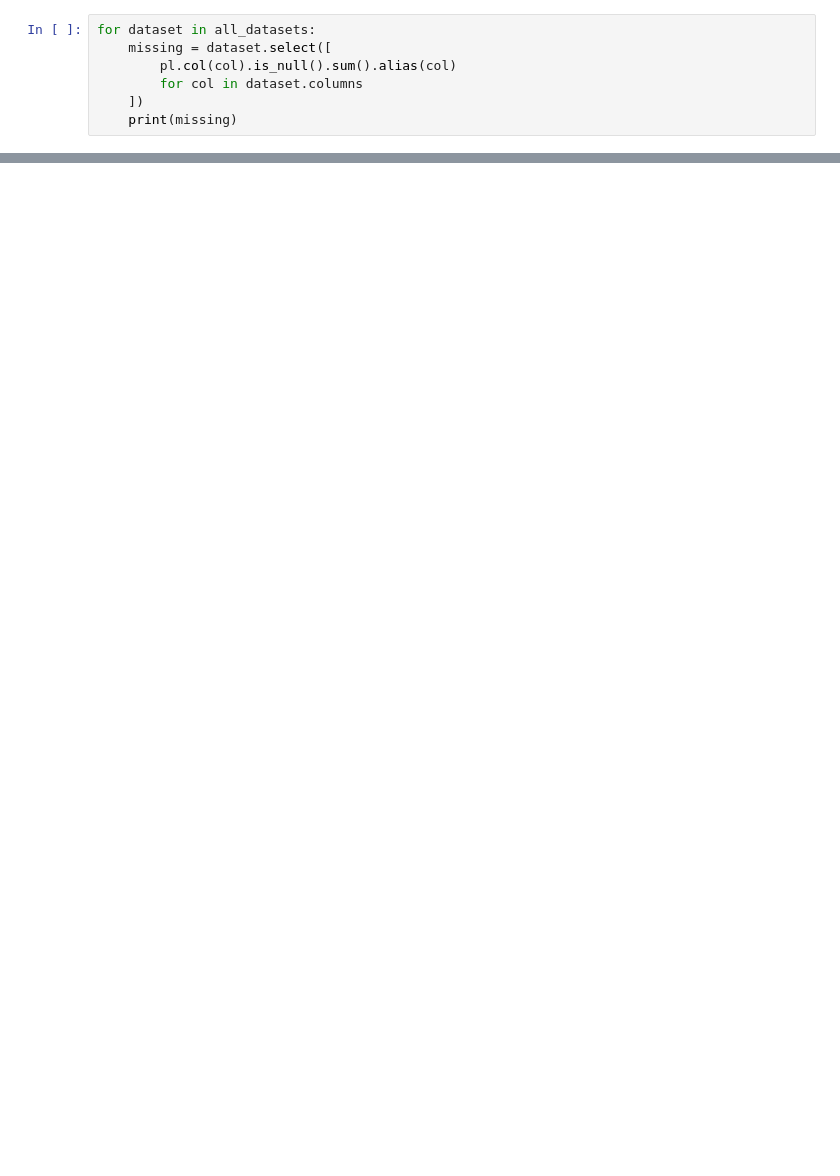
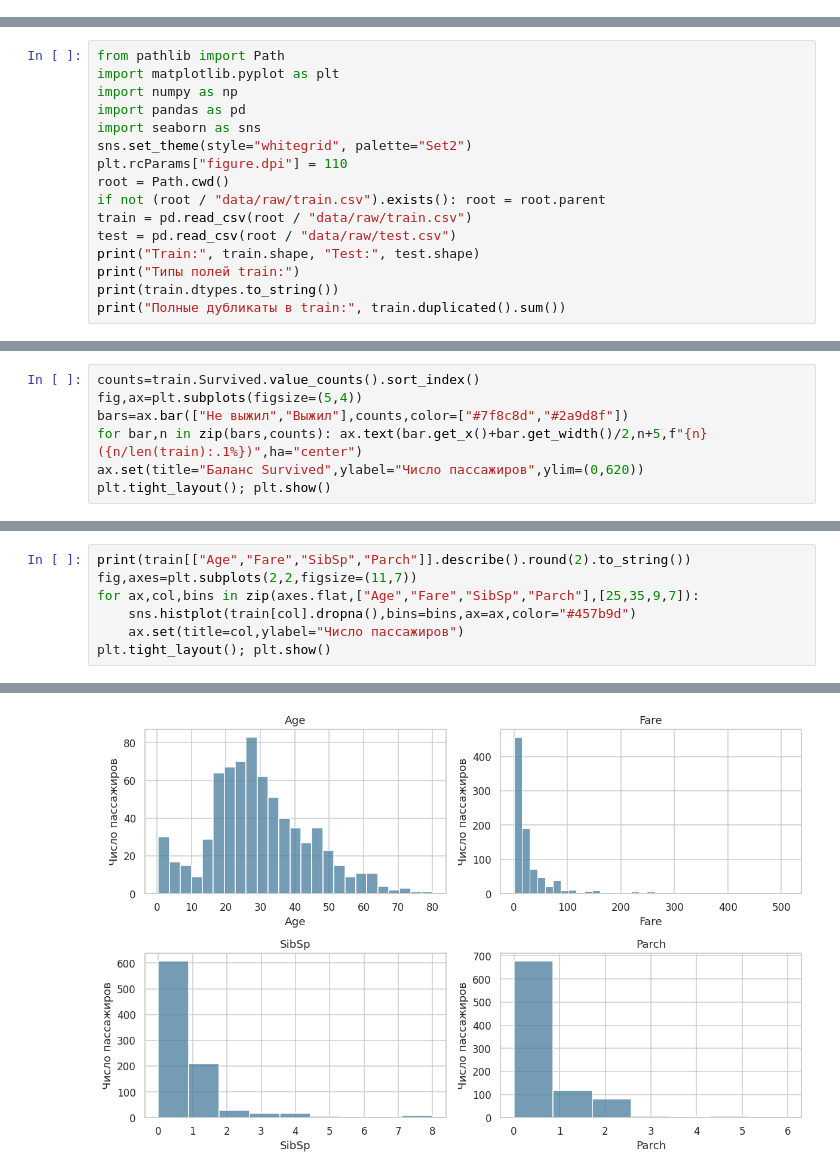
Before and after one commit to Sukusin/titanic-pipeline, a Jupyter notebook: notebooks/eda.ipynb, the cells around one changed output, grey strips where cells are left out. Drawn from its saved outputs; the diff is of its cells as text; blank space fills up the shorter version.

```diff
--- a/notebooks/eda.ipynb
+++ b/notebooks/eda.ipynb
@@ -32,7 +0,0 @@ Schema({'Pclass': Int64, 'Name': String, 'Sex': String, 'Age': Float64, 'SibSp':
-# %%
-for dataset in all_datasets:
-    missing = dataset.select([
-        pl.col(col).is_null().sum().alias(col)
-        for col in dataset.columns
-    ])
-    print(missing)
@@ -355,0 +5,16 @@ plt.show()
+# %%
+from pathlib import Path
+import matplotlib.pyplot as plt
+import numpy as np
+import pandas as pd
+import seaborn as sns
+sns.set_theme(style="whitegrid", palette="Set2")
+plt.rcParams["figure.dpi"] = 110
+root = Path.cwd()
+if not (root / "data/raw/train.csv").exists(): root = root.parent
+train = pd.read_csv(root / "data/raw/train.csv")
+test = pd.read_csv(root / "data/raw/test.csv")
+print("Train:", train.shape, "Test:", test.shape)
+print("Типы полей train:")
+print(train.dtypes.to_string())
+print("Полные дубликаты в train:", train.duplicated().sum())
@@ -355,0 +60,7 @@ plt.show()
+# %%
+counts=train.Survived.value_counts().sort_index()
+fig,ax=plt.subplots(figsize=(5,4))
+bars=ax.bar(["Не выжил","Выжил"],counts,color=["#7f8c8d","#2a9d8f"])
+for bar,n in zip(bars,counts): ax.text(bar.get_x()+bar.get_width()/2,n+5,f"{n} ({n/len(train):.1%})",ha="center")
+ax.set(title="Баланс Survived",ylabel="Число пассажиров",ylim=(0,620))
+plt.tight_layout(); plt.show()
@@ -355,0 +73,8 @@ plt.show()
+# %%
+print(train[["Age","Fare","SibSp","Parch"]].describe().round(2).to_string())
+fig,axes=plt.subplots(2,2,figsize=(11,7))
+for ax,col,bins in zip(axes.flat,["Age","Fare","SibSp","Parch"],[25,35,9,7]):
+    sns.histplot(train[col].dropna(),bins=bins,ax=ax,color="#457b9d")
+    ax.set(title=col,ylabel="Число пассажиров")
+plt.tight_layout(); plt.show()
+# %% [output]
@@ -355,0 +90 @@ plt.show()
+[figure, added]
```
Also changed, not shown: parts of 43 cells of this notebook, 1 other file.
